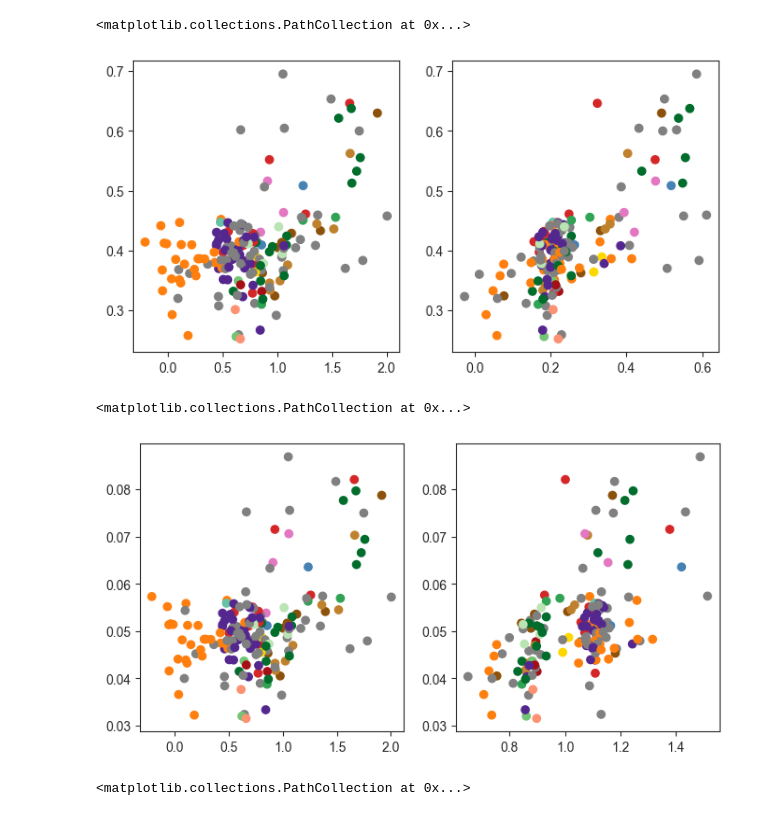
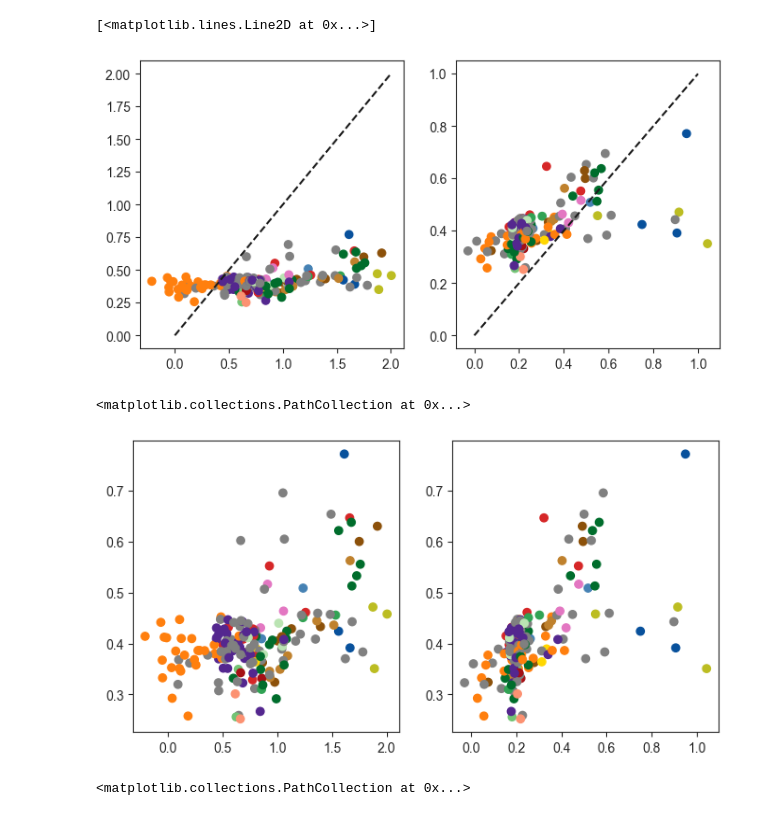
Before and after one commit to grantkinsler/EvolvingFront, a Jupyter notebook: EvolutionTracking/remeasurement vs evolution fitness.ipynb, the cells around one changed output. Saved outputs shown, nothing was run; the diff lists cells and outputs as text; code cells hidden in the pictures.

Commit message:
updates to evolution tracking

```diff
--- a/EvolutionTracking/remeasurement vs evolution fitness.ipynb
+++ b/EvolutionTracking/remeasurement vs evolution fitness.ipynb
@@ -127,6 +126,7 @@ remeasurement_data = p.read_csv(f'{home_dir}/data/fitness_withMutations.csv',ind
 # %%
 evolution_fitness_values = {}
 evolution_fitness_conditions = {}
+evolution_fitness_all = {}
 
 for bc,condition_sets in evolution_fitness_dict.items():
     fs = condition_sets[0]
@@ -166,6 +166,7 @@ for bc,condition_sets in evolution_fitness_dict.items():
 #                 evolution_fitness_values[bc] = fs_filtered[entry]
 # #                 evolution_fitness_conditions[bc] = conditions_filtered[entry]
 #             else:
+            evolution_fitness_all[bc] = {condition:f for condition,f in zip(conditions_filtered,fs_filtered)}
             entry = np.where(fs_filtered==np.max(fs_filtered))[0][0]
             evolution_fitness_values[bc] = fs_filtered[entry]
             evolution_fitness_conditions[bc] = conditions_filtered[entry]
@@ -212,6 +252,12 @@ set_to_plot = remeasurement_data[(remeasurement_data['ancestor'].isin(['IRA1_MIS
                    (remeasurement_data['class_new'].isin(['adaptive_haploid','high_fitness_diploids'])) &
                                 (remeasurement_data['evolution_condition']=='Evo2D')]
 
+
+set_to_plot = remeasurement_data[
+                   (remeasurement_data['class_new'].isin(['adaptive_haploid','high_fitness_diploids'])) &
+                                (remeasurement_data['evolution_condition']=='Evo2D')]
+
+
 # this_df = p.DataFrame(
 #                      {'barcode':set_to_plot['barcode'],
 #                       'evolution_fitness':overlap_evo['Fitness'].values,
@@ -240,19 +485,21 @@ set_to_plot[['evolution_fitness',fitness+'_relative','Fit2D_both2%5%_fitness_rel
 # %%
 colors = [tools.find_mutation_color(gene) for gene in set_to_plot['gene'].values]
 
 fig,axs = plt.subplots(ncols=2,figsize=(8,4))
 axs[0].scatter(set_to_plot['Fit2D_early_fitness_relative'].values,8*set_to_plot['evolution_fitness'].values,c=colors)
+axs[0].plot([0,2],[0,2],'k--')
 axs[1].scatter(set_to_plot['Fit2D_both2%5%_fitness_relative'].values,8*set_to_plot['evolution_fitness'].values,c=colors)
+axs[1].plot([0,1],[0,1],'k--')
 # %% [output]
-<matplotlib.collections.PathCollection at 0x...>
+[<matplotlib.lines.Line2D at 0x...>]
-[figure, old version]
+[figure, new version]
 # %%
 fig,axs = plt.subplots(ncols=2,figsize=(8,4))
-axs[0].scatter(set_to_plot['Fit2D_early_fitness_relative'],set_to_plot['evolution_fitness'],c=colors)
-axs[1].scatter(set_to_plot['Fit2D_both2%5%_fitness_relative'],set_to_plot['evolution_fitness'],c=colors)
+axs[0].scatter((set_to_plot['Fit2D_early_fitness']-set_to_plot['Fit2D_early_fitness_ancestor']),8*set_to_plot['evolution_fitness'],c=colors)
+axs[1].scatter((set_to_plot['Fit2D_both2%5%_fitness']-set_to_plot['Fit2D_both2%5%_fitness_ancestor']),8*set_to_plot['evolution_fitness'],c=colors)
 # %% [output]
 <matplotlib.collections.PathCollection at 0x...>
-[figure, old version]
+[figure, new version]
 # %%
 colors = [tools.find_mutation_color(gene) for gene in set_to_plot['gene'].values]
 
```
Also changed, not shown: parts of 16 cells of this notebook.
